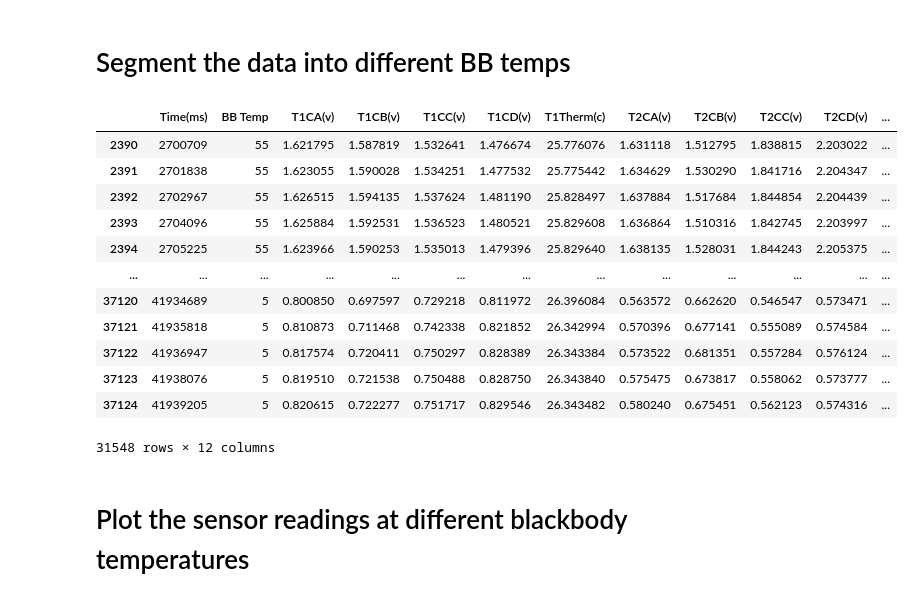
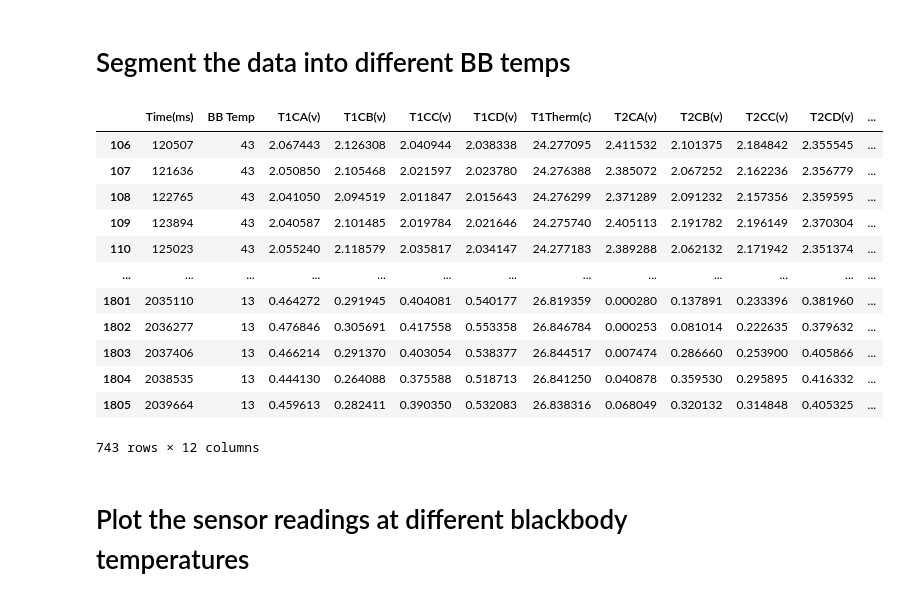
Before and after one commit to RIT-Landsat-Field-Radiometers/Chamber-Testing, a Jupyter notebook: radiometer_jupyter.ipynb, the cells around one changed output. Cells and saved outputs as stored; diff of their text form; code cells hidden in the pictures.

```diff
--- a/radiometer_jupyter.ipynb
+++ b/radiometer_jupyter.ipynb
@@ -172,55 +170,58 @@ lower_bound = offset #time after turning on radiometer
 for chamber_temp in chamber_temps:
     temp_dict = {}
     averaged_temp_dict = {}
-    #lower_bound += time_interval_ms #ignore the first interval (25C before the sweep)
+    if len(chamber_temps) > 1:
+        lower_bound += time_interval_ms #ignore the first interval (25C before the sweep)
     #create dictionary of dataframes, cutoff 5 minutes from begininng and half a minute from the end to obtain stabilized temp
     for i in range(0, temp_ranges.size):
         temp_dict[str(temp_ranges[i])] = data[(data["Time(ms)"] > (lower_bound+begin_cutoff)) & (data["Time(ms)"] < (lower_bound + time_interval_ms-end_cutoff))]
         temp_dict[str(temp_ranges[i])].insert(loc = 1,
             column = "BB Temp",
             value = temp_ranges[i])
+
 
         #copy segmented temperature, perform rolling mean
         temp_dict_copy = temp_dict[str(temp_ranges[i])].copy()
         averaged_temp_dict[str(temp_ranges[i])] = temp_dict_copy[channel_col + internal_col].rolling(window_size).mean()
 
         #re-add BB temp and time labels
         averaged_temp_dict[str(temp_ranges[i])].insert(loc = 0,
             column = "BB Temp",
             value = temp_ranges[i])
         averaged_temp_dict[str(temp_ranges[i])].insert(loc = 0,
             column = "Time(ms)",
             value = data["Time(ms)"])
 
         #drop the first few samples not in window
         averaged_temp_dict[str(temp_ranges[i])].drop(averaged_temp_dict[str(temp_ranges[i])].index[:window_size], inplace=True)
         lower_bound += time_interval_ms
 
     #
     chamber_temp_dicts.append(temp_dict)
     raw_cleaned_df = pd.concat(list(temp_dict.values()))
     raw_cleaned_df.to_csv('Reports/' + file_name + '/' + str(chamber_temp) + '/' + str(chamber_temp) + '_raw_cleaned_' + file_name + '.csv')
 
     raw_averaged_cleaned_df = pd.concat(list(averaged_temp_dict.values()))
     raw_averaged_cleaned_df.to_csv('Reports/' + file_name + '/' + str(chamber_temp) + '/' + str(chamber_temp) + '_raw_averaged_cleaned_' + file_name + '.csv')
-
-
-
+#remove chamber data after sweep ends
+if have_chamber_data:
+    data_actual_cham = data_actual_cham[(data_actual_cham["Time (ms)"] < (lower_bound + time_interval_ms -end_cutoff))]
+    data_actual_cham.to_csv('Reports/' + file_name + '/' + 'chamber_cleaned_' + file_name + '.csv')
 display(raw_cleaned_df)
 # %% [output]
 |  | Time(ms) | BB Temp | T1CA(v) | T1CB(v) | T1CC(v) | T1CD(v) | T1Therm(c) | T2CA(v) | T2CB(v) | T2CC(v) | T2CD(v) | ... |
-| 2390 | 2700709 | 55 | 1.621795 | 1.587819 | 1.532641 | 1.476674 | 25.776076 | 1.631118 | 1.512795 | 1.838815 | 2.203022 | ... |
-| 2391 | 2701838 | 55 | 1.623055 | 1.590028 | 1.534251 | 1.477532 | 25.775442 | 1.634629 | 1.530290 | 1.841716 | 2.204347 | ... |
-| 2392 | 2702967 | 55 | 1.626515 | 1.594135 | 1.537624 | 1.481190 | 25.828497 | 1.637884 | 1.517684 | 1.844854 | 2.204439 | ... |
-| 2393 | 2704096 | 55 | 1.625884 | 1.592531 | 1.536523 | 1.480521 | 25.829608 | 1.636864 | 1.510316 | 1.842745 | 2.203997 | ... |
-| 2394 | 2705225 | 55 | 1.623966 | 1.590253 | 1.535013 | 1.479396 | 25.829640 | 1.638135 | 1.528031 | 1.844243 | 2.205375 | ... |
+| 106 | 120507 | 43 | 2.067443 | 2.126308 | 2.040944 | 2.038338 | 24.277095 | 2.411532 | 2.101375 | 2.184842 | 2.355545 | ... |
+| 107 | 121636 | 43 | 2.050850 | 2.105468 | 2.021597 | 2.023780 | 24.276388 | 2.385072 | 2.067252 | 2.162236 | 2.356779 | ... |
+| 108 | 122765 | 43 | 2.041050 | 2.094519 | 2.011847 | 2.015643 | 24.276299 | 2.371289 | 2.091232 | 2.157356 | 2.359595 | ... |
+| 109 | 123894 | 43 | 2.040587 | 2.101485 | 2.019784 | 2.021646 | 24.275740 | 2.405113 | 2.191782 | 2.196149 | 2.370304 | ... |
+| 110 | 125023 | 43 | 2.055240 | 2.118579 | 2.035817 | 2.034147 | 24.277183 | 2.389288 | 2.062132 | 2.171942 | 2.351374 | ... |
 | ... | ... | ... | ... | ... | ... | ... | ... | ... | ... | ... | ... | ... |
-| 37120 | 41934689 | 5 | 0.800850 | 0.697597 | 0.729218 | 0.811972 | 26.396084 | 0.563572 | 0.662620 | 0.546547 | 0.573471 | ... |
-| 37121 | 41935818 | 5 | 0.810873 | 0.711468 | 0.742338 | 0.821852 | 26.342994 | 0.570396 | 0.677141 | 0.555089 | 0.574584 | ... |
-| 37122 | 41936947 | 5 | 0.817574 | 0.720411 | 0.750297 | 0.828389 | 26.343384 | 0.573522 | 0.681351 | 0.557284 | 0.576124 | ... |
-| 37123 | 41938076 | 5 | 0.819510 | 0.721538 | 0.750488 | 0.828750 | 26.343840 | 0.575475 | 0.673817 | 0.558062 | 0.573777 | ... |
-| 37124 | 41939205 | 5 | 0.820615 | 0.722277 | 0.751717 | 0.829546 | 26.343482 | 0.580240 | 0.675451 | 0.562123 | 0.574316 | ... |
+| 1801 | 2035110 | 13 | 0.464272 | 0.291945 | 0.404081 | 0.540177 | 26.819359 | 0.000280 | 0.137891 | 0.233396 | 0.381960 | ... |
+| 1802 | 2036277 | 13 | 0.476846 | 0.305691 | 0.417558 | 0.553358 | 26.846784 | 0.000253 | 0.081014 | 0.222635 | 0.379632 | ... |
+| 1803 | 2037406 | 13 | 0.466214 | 0.291370 | 0.403054 | 0.538377 | 26.844517 | 0.007474 | 0.286660 | 0.253900 | 0.405866 | ... |
+| 1804 | 2038535 | 13 | 0.444130 | 0.264088 | 0.375588 | 0.518713 | 26.841250 | 0.040878 | 0.359530 | 0.295895 | 0.416332 | ... |
+| 1805 | 2039664 | 13 | 0.459613 | 0.282411 | 0.390350 | 0.532083 | 26.838316 | 0.068049 | 0.320132 | 0.314848 | 0.405325 | ... |
-31548 rows × 12 columns
+743 rows × 12 columns
 # %% [markdown]
 # Plot the sensor readings at different blackbody temperatures
 # %%
```
Also changed, not shown: parts of 7 cells of this notebook.
